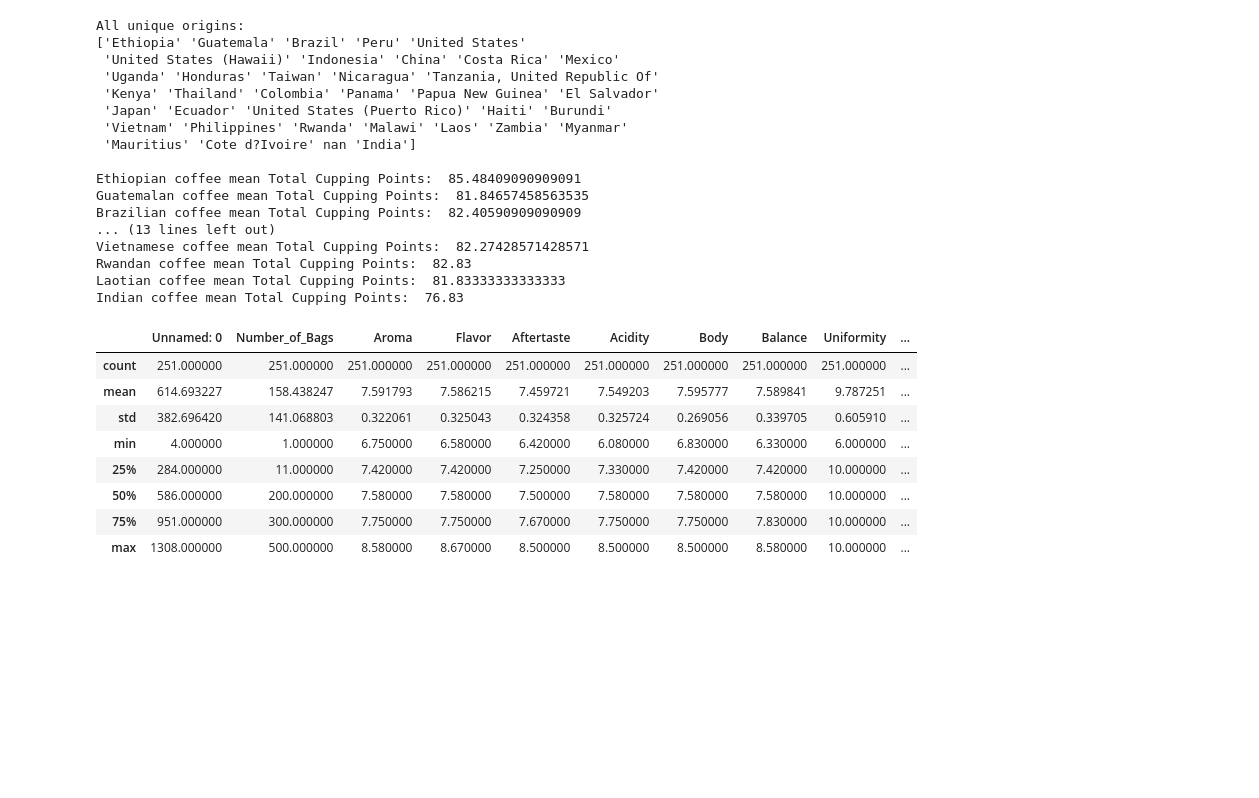
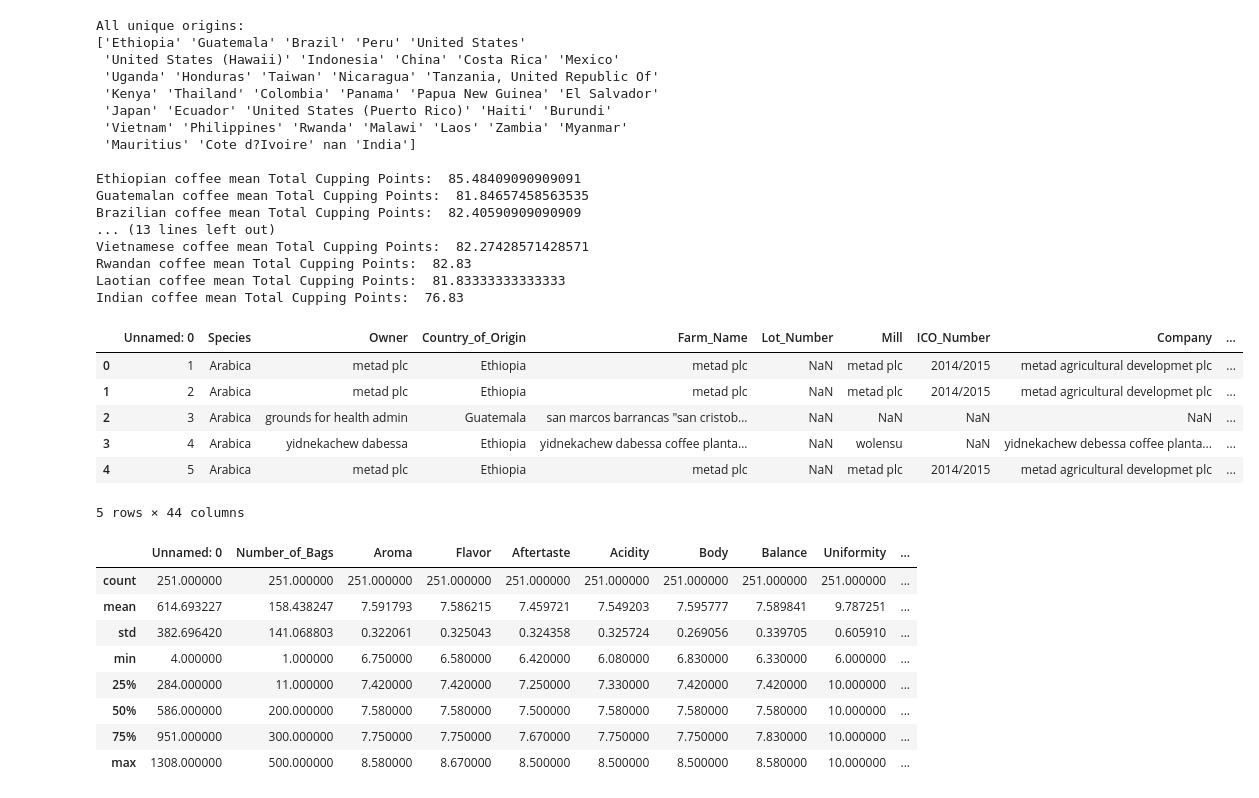
Before and after one commit to zpatricklee/coffee-csc495, a Jupyter notebook: Coffee Group Proj.ipynb, the cells around one changed output. Cells and saved outputs as stored; diff of their text form; code cells hidden in the pictures; blank space fills up the shorter version.

```diff
--- a/Coffee Group Proj.ipynb
+++ b/Coffee Group Proj.ipynb
@@ -82,6 +82,16 @@ Vietnamese coffee mean Total Cupping Points:  82.27428571428571
 Rwandan coffee mean Total Cupping Points:  82.83
 Laotian coffee mean Total Cupping Points:  81.83333333333333
 Indian coffee mean Total Cupping Points:  76.83
+# %%
+df.head(5)
+# %% [output]
+|  | Unnamed: 0 | Species | Owner | Country_of_Origin | Farm_Name | Lot_Number | Mill | ICO_Number | Company | ... |
+| 0 | 1 | Arabica | metad plc | Ethiopia | metad plc | NaN | metad plc | 2014/2015 | metad agricultural developmet plc | ... |
+| 1 | 2 | Arabica | metad plc | Ethiopia | metad plc | NaN | metad plc | 2014/2015 | metad agricultural developmet plc | ... |
+| 2 | 3 | Arabica | grounds for health admin | Guatemala | san marcos barrancas "san cristob... | NaN | NaN | NaN | NaN | ... |
+| 3 | 4 | Arabica | yidnekachew dabessa | Ethiopia | yidnekachew dabessa coffee planta... | NaN | wolensu | NaN | yidnekachew debessa coffee planta... | ... |
+| 4 | 5 | Arabica | metad plc | Ethiopia | metad plc | NaN | metad plc | 2014/2015 | metad agricultural developmet plc | ... |
+5 rows × 44 columns
 # %%
 df_ethiopia_washed.describe()
 # %% [output]
```
